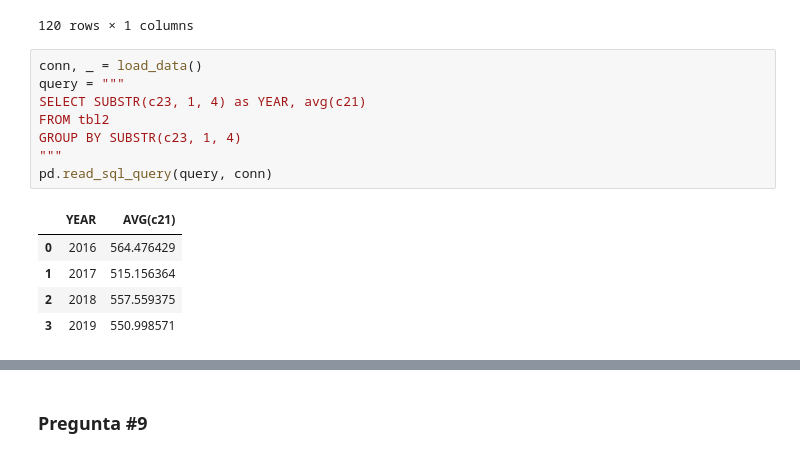
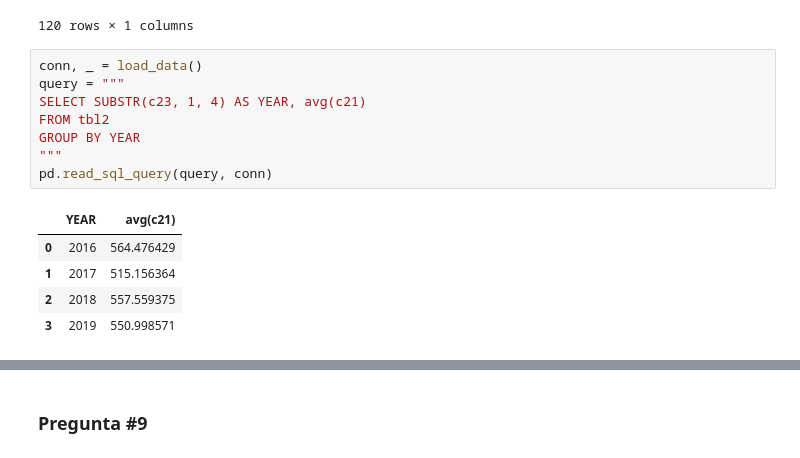
Before and after one commit to classroom-fundamentos-de-analitica/lab---sqlite3-fmerino21, a Jupyter notebook: B.ipynb, the cells around one changed output, grey strips where cells are left out. Saved outputs shown, nothing was run; the diff lists cells and outputs as text.

```diff
--- a/B.ipynb
+++ b/B.ipynb
@@ -160,13 +160,13 @@ pd.read_sql_query(query, conn)
 # %%
 conn, _ = load_data()
 query = """
-SELECT SUBSTR(c23, 1, 4) as YEAR, avg(c21)
+SELECT SUBSTR(c23, 1, 4) AS YEAR, avg(c21)
 FROM tbl2
-GROUP BY SUBSTR(c23, 1, 4)
+GROUP BY YEAR
 """
 pd.read_sql_query(query, conn)
 # %% [output]
-|  | YEAR | AVG(c21) |
+|  | YEAR | avg(c21) |
 | 0 | 2016 | 564.476429 |
 | 1 | 2017 | 515.156364 |
 | 2 | 2018 | 557.559375 |
```
Also changed, not shown: parts of 1 cell of this notebook, 1 other file.
